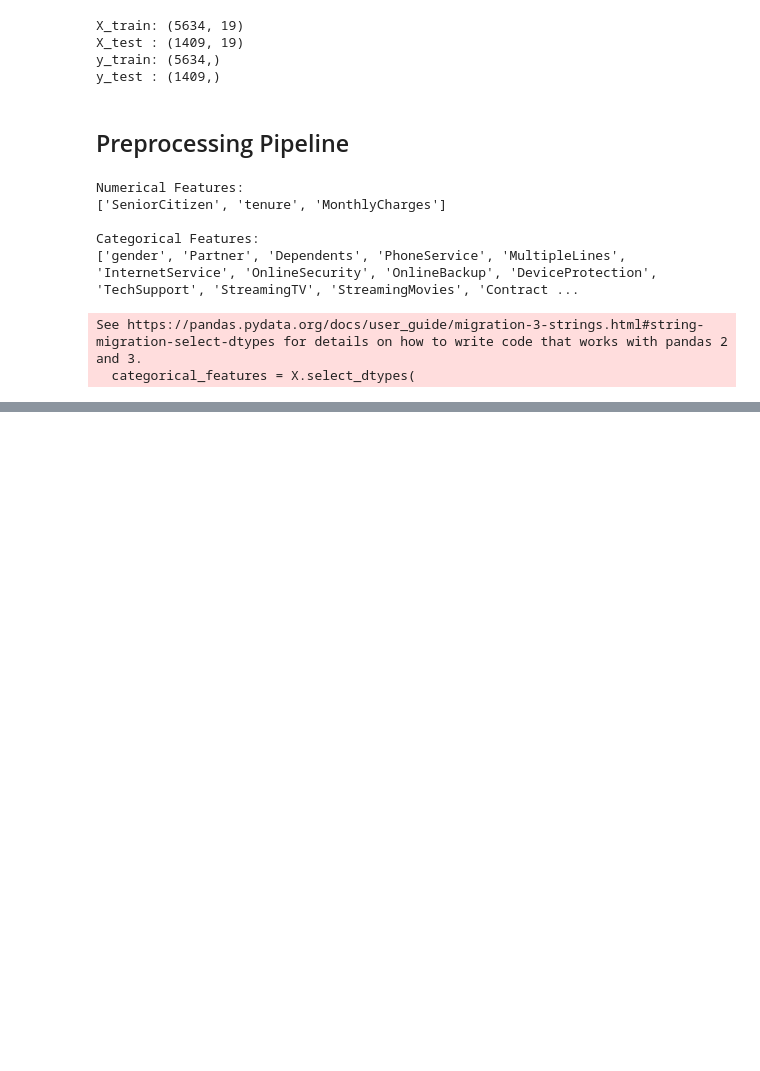
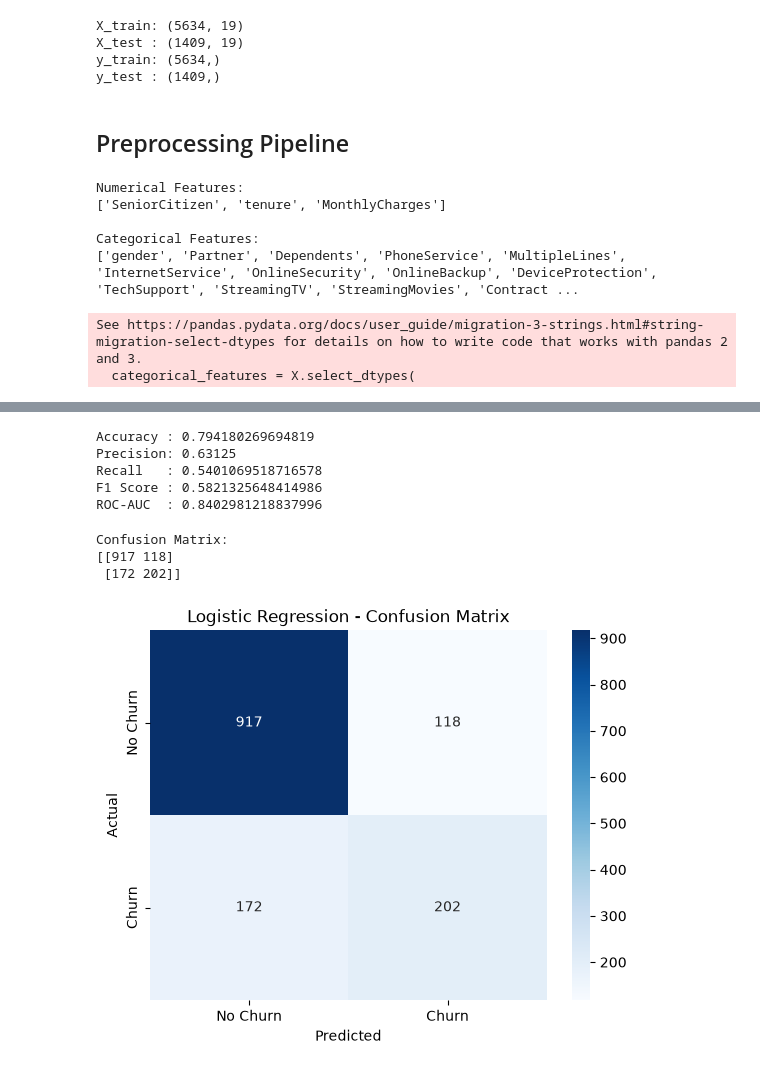
Before and after one commit to mdraihanmostafa746-coder/Customer-Churn-Prediction, a Jupyter notebook: notebooks/customer_churn_analysis.ipynb, the cells around one changed output, grey strips where cells are left out. Saved outputs shown, nothing was run; the diff lists cells and outputs as text; code cells hidden in the pictures; blank space fills up the shorter version.

Commit message:
Train baseline logistic regression model

```diff
--- a/notebooks/customer_churn_analysis.ipynb
+++ b/notebooks/customer_churn_analysis.ipynb
@@ -557,0 +575,12 @@ model = Pipeline(
+# %%
+from sklearn.linear_model import LogisticRegression
+from sklearn.pipeline import Pipeline
+
+logistic_model = Pipeline(
+    steps=[
+        ('preprocessor', preprocessor),
+        ('classifier', LogisticRegression(max_iter=1000))
+    ]
+)
+# %%
+logistic_model.fit(X_train, y_train)
@@ -557,0 +608,59 @@ model = Pipeline(
+# %%
+y_pred = logistic_model.predict(X_test)
+
+y_prob = logistic_model.predict_proba(X_test)[:, 1]
+# %%
+from sklearn.metrics import (
+    accuracy_score,
+    precision_score,
+    recall_score,
+    f1_score,
+    confusion_matrix,
+    roc_auc_score
+)
+
+accuracy = accuracy_score(y_test, y_pred)
+precision = precision_score(y_test, y_pred)
+recall = recall_score(y_test, y_pred)
+f1 = f1_score(y_test, y_pred)
+roc_auc = roc_auc_score(y_test, y_prob)
+
+print("Accuracy :", accuracy)
+print("Precision:", precision)
+print("Recall   :", recall)
+print("F1 Score :", f1)
+print("ROC-AUC  :", roc_auc)
+# %% [output]
+Accuracy : 0.794180269694819
+Precision: 0.63125
+Recall   : 0.5401069518716578
+F1 Score : 0.5821325648414986
+ROC-AUC  : 0.8402981218837996
+# %%
+cm = confusion_matrix(y_test, y_pred)
+
+print("Confusion Matrix:")
+print(cm)
+# %% [output]
+Confusion Matrix:
+[[917 118]
+ [172 202]]
+# %%
+import seaborn as sns
+import matplotlib.pyplot as plt
+
+sns.heatmap(
+    cm,
+    annot=True,
+    fmt='d',
+    cmap='Blues',
+    xticklabels=['No Churn', 'Churn'],
+    yticklabels=['No Churn', 'Churn']
+)
+
+plt.xlabel("Predicted")
+plt.ylabel("Actual")
+plt.title("Logistic Regression - Confusion Matrix")
+plt.show()
+# %% [output]
+[figure, added]
```
Also changed, not shown: parts of 3 cells of this notebook.
